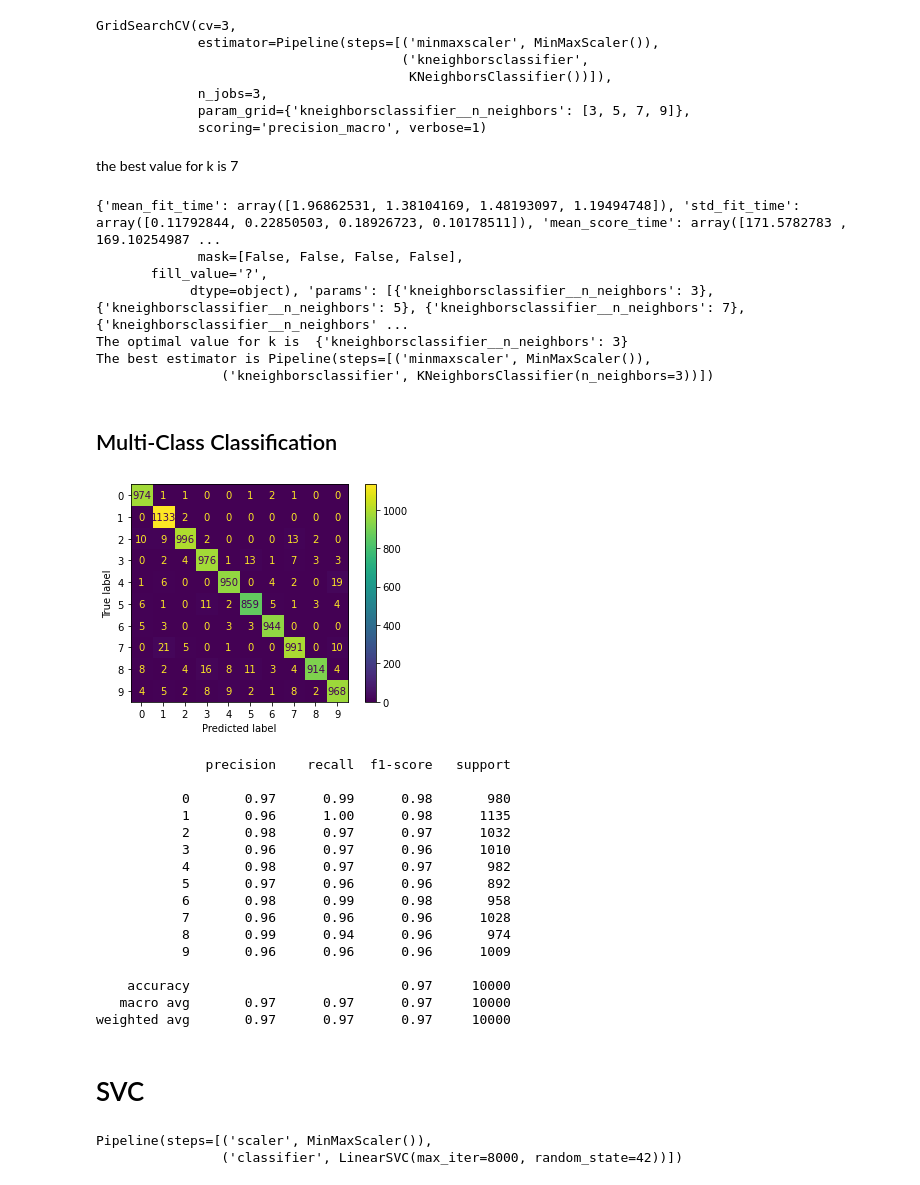
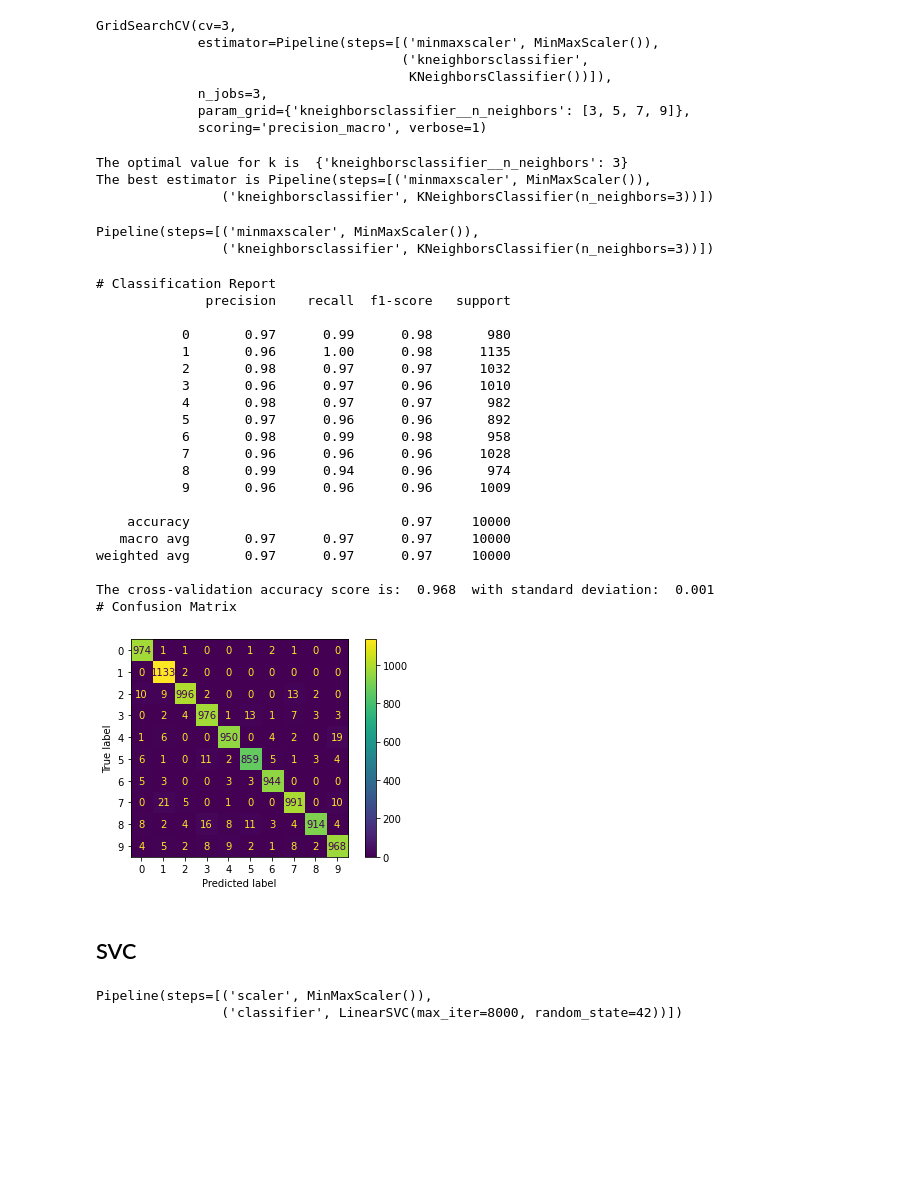
Before and after one commit to XaviPat01/MTL782_Data_Mining, a Jupyter notebook: MTL782_Assignment1_Q2.ipynb, the cells around one changed output. Drawn from its saved outputs; the diff is of its cells as text; code cells hidden in the pictures; blank space fills up the shorter version.

```diff
--- a/MTL782_Assignment1_Q2.ipynb
+++ b/MTL782_Assignment1_Q2.ipynb
@@ -108,52 +120,46 @@ GridSearchCV(cv=3,
              n_jobs=3,
              param_grid={'kneighborsclassifier__n_neighbors': [3, 5, 7, 9]},
              scoring='precision_macro', verbose=1)
-# %% [markdown]
-the best value for k is 7
 # %%
-print(cv.cv_results_)
+# print(cv.cv_results_)
 print("The optimal value for k is ", cv.best_params_)
 print("The best estimator is", cv.best_estimator_)
 # %% [output]
-{'mean_fit_time': array([1.96862531, 1.38104169, 1.48193097, 1.19494748]), 'std_fit_time': array([0.11792844, 0.22850503, 0.18926723, 0.10178511]), 'mean_score_time': array([171.5782783 , 169.10254987 ...
-             mask=[False, False, False, False],
-       fill_value='?',
-            dtype=object), 'params': [{'kneighborsclassifier__n_neighbors': 3}, {'kneighborsclassifier__n_neighbors': 5}, {'kneighborsclassifier__n_neighbors': 7}, {'kneighborsclassifier__n_neighbors' ...
 The optimal value for k is  {'kneighborsclassifier__n_neighbors': 3}
 The best estimator is Pipeline(steps=[('minmaxscaler', MinMaxScaler()),
                 ('kneighborsclassifier', KNeighborsClassifier(n_neighbors=3))])
 # %%
 pipe_knn = cv.best_estimator_
+pipe_knn.fit(x_train,y_train)
+# %% [output]
+Pipeline(steps=[('minmaxscaler', MinMaxScaler()),
+                ('kneighborsclassifier', KNeighborsClassifier(n_neighbors=3))])
-# %% [markdown]
-## Multi-Class Classification
-# %%
-pipe_knn.fit(x_train,y_train)
-y_hat = pipe_knn.predict(x_test)
-ConfusionMatrixDisplay.from_predictions(y_test,y_hat)
-plt.show()
-# %% [output]
-[figure, removed]
-# %%
-print(metrics.classification_report(y_test,y_hat))
-# %% [output]
-              precision    recall  f1-score   support
-
-           0       0.97      0.99      0.98       980
-           1       0.96      1.00      0.98      1135
-           2       0.98      0.97      0.97      1032
-           3       0.96      0.97      0.96      1010
-           4       0.98      0.97      0.97       982
-           5       0.97      0.96      0.96       892
-           6       0.98      0.99      0.98       958
-           7       0.96      0.96      0.96      1028
-           8       0.99      0.94      0.96       974
-           9       0.96      0.96      0.96      1009
-
-    accuracy                           0.97     10000
-   macro avg       0.97      0.97      0.97     10000
-weighted avg       0.97      0.97      0.97     10000
+# %%
+eval(pipe_knn,x_test,y_test,x_train,y_train)
+# %% [output]
+# Classification Report
+              precision    recall  f1-score   support
+
+           0       0.97      0.99      0.98       980
+           1       0.96      1.00      0.98      1135
+           2       0.98      0.97      0.97      1032
+           3       0.96      0.97      0.96      1010
+           4       0.98      0.97      0.97       982
+           5       0.97      0.96      0.96       892
+           6       0.98      0.99      0.98       958
+           7       0.96      0.96      0.96      1028
+           8       0.99      0.94      0.96       974
+           9       0.96      0.96      0.96      1009
+
+    accuracy                           0.97     10000
+   macro avg       0.97      0.97      0.97     10000
+weighted avg       0.97      0.97      0.97     10000
+
+The cross-validation accuracy score is:  0.968  with standard deviation:  0.001
+# Confusion Matrix
+[figure, added]
 # %% [markdown]
-# SVC
+## SVC
 # %%
 #Flatten to length 784
 svc_x_train = x_train[0:10000,:]
```
Also changed, not shown: parts of 36 cells of this notebook.
